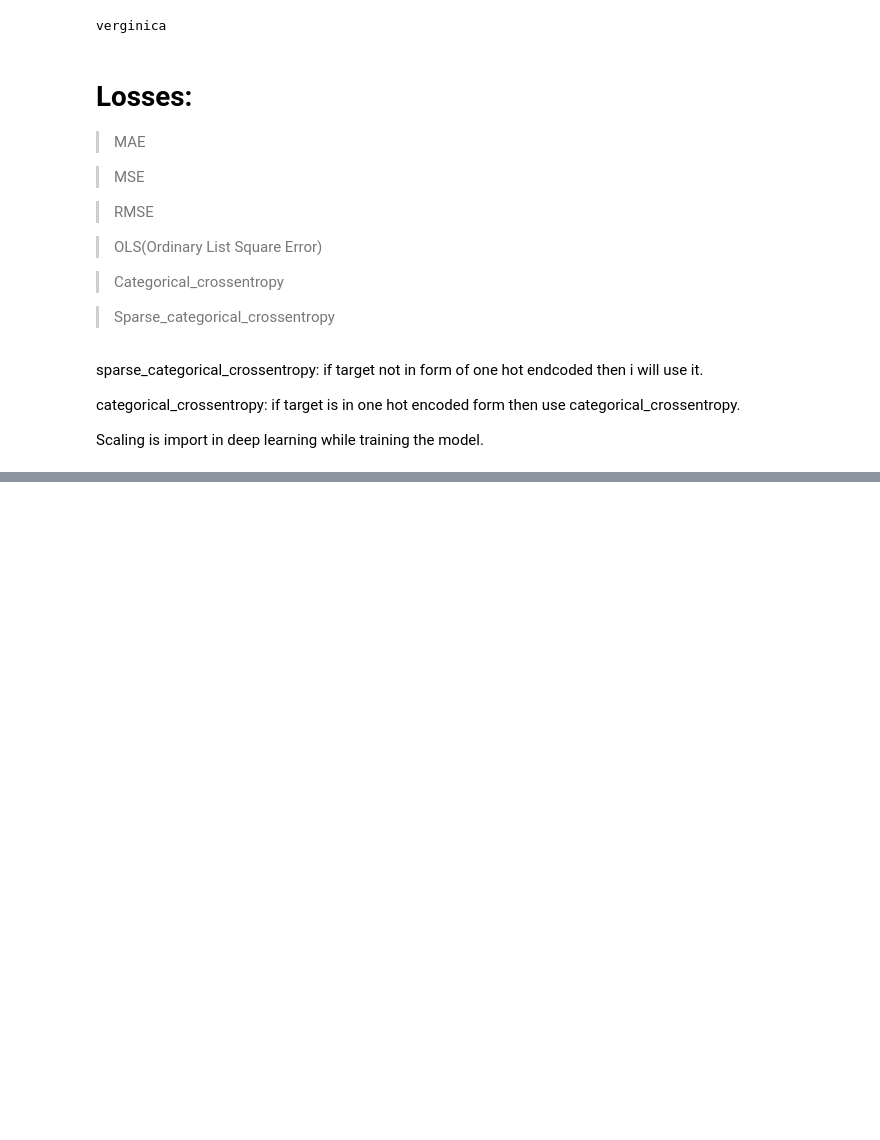
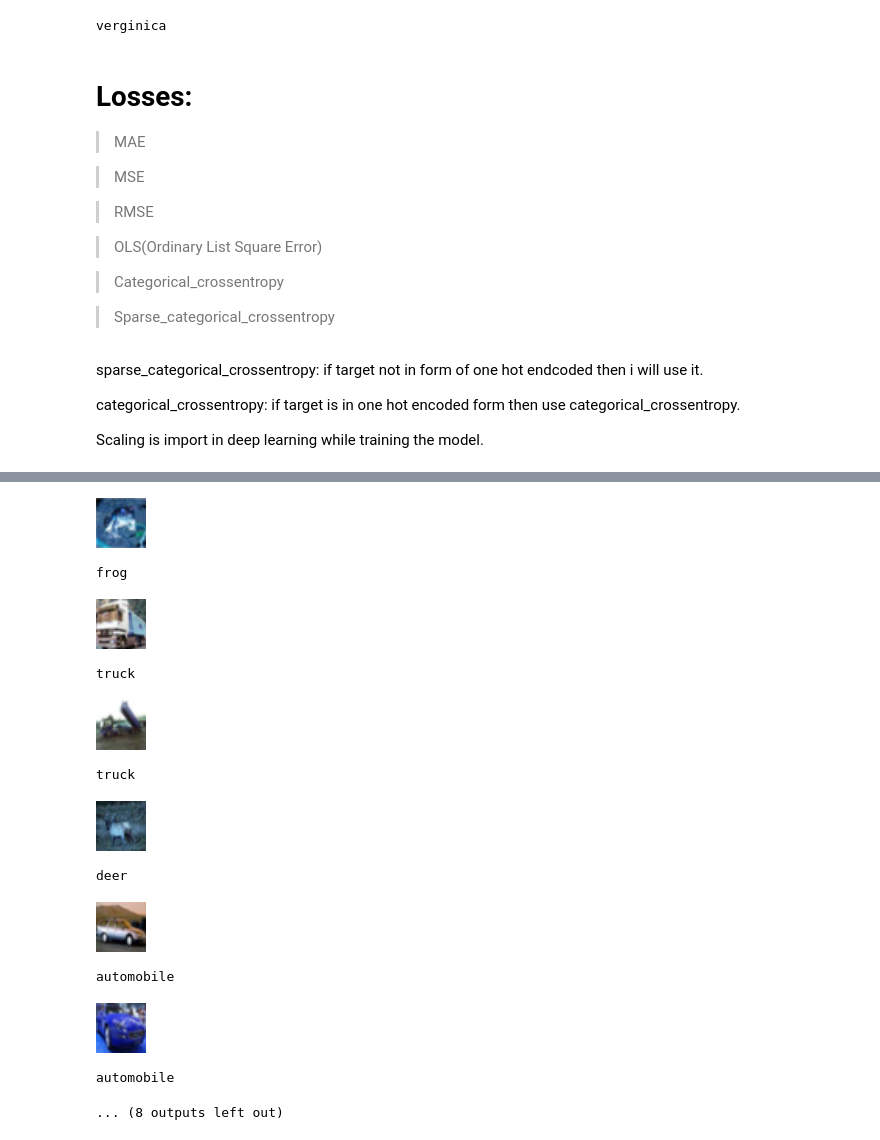
Before and after one commit to Jhanvis0110/Artifical_Intelligence-22-04-2023-, a Jupyter notebook: AI_10AM.ipynb, the cells around one changed output, grey strips where cells are left out. Saved outputs shown, nothing was run; the diff lists cells and outputs as text; code cells hidden in the pictures; blank space fills up the shorter version.

```diff
--- a/AI_10AM.ipynb
+++ b/AI_10AM.ipynb
@@ -728,0 +880,19 @@ import cv2
+# %%
+for i in range(10):
+  img=cv2.resize(X_train[i],(50,50))
+  cv2_imshow(img)
+  print(a[y_train[i][0]])
+# %% [output]
+[figure, added]
+frog
+[figure, added]
+truck
+[figure, added]
+truck
+[figure, added]
+deer
+[figure, added]
+automobile
+[figure, added]
+automobile
+... (8 outputs left out)
```
Also changed, not shown: parts of 85 cells of this notebook.
